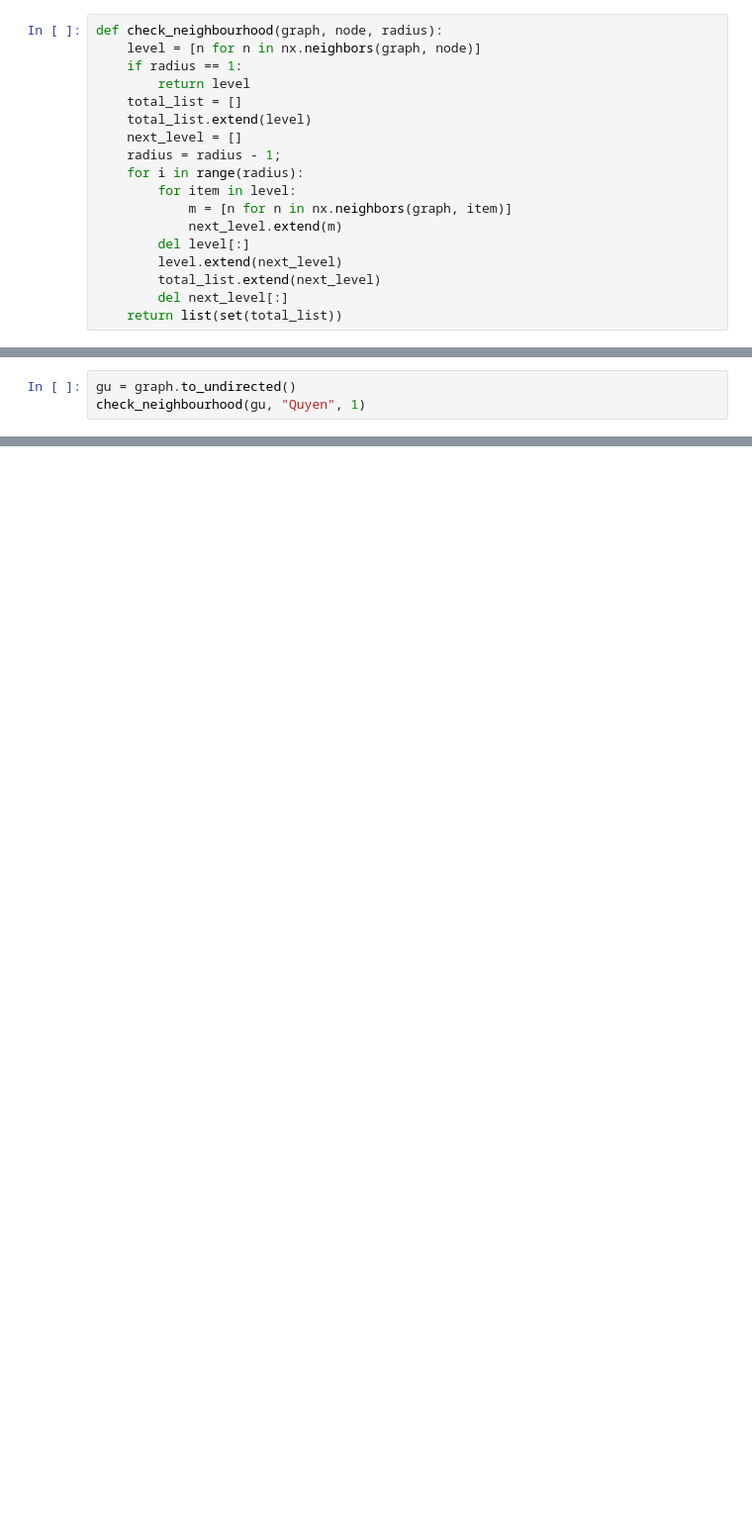
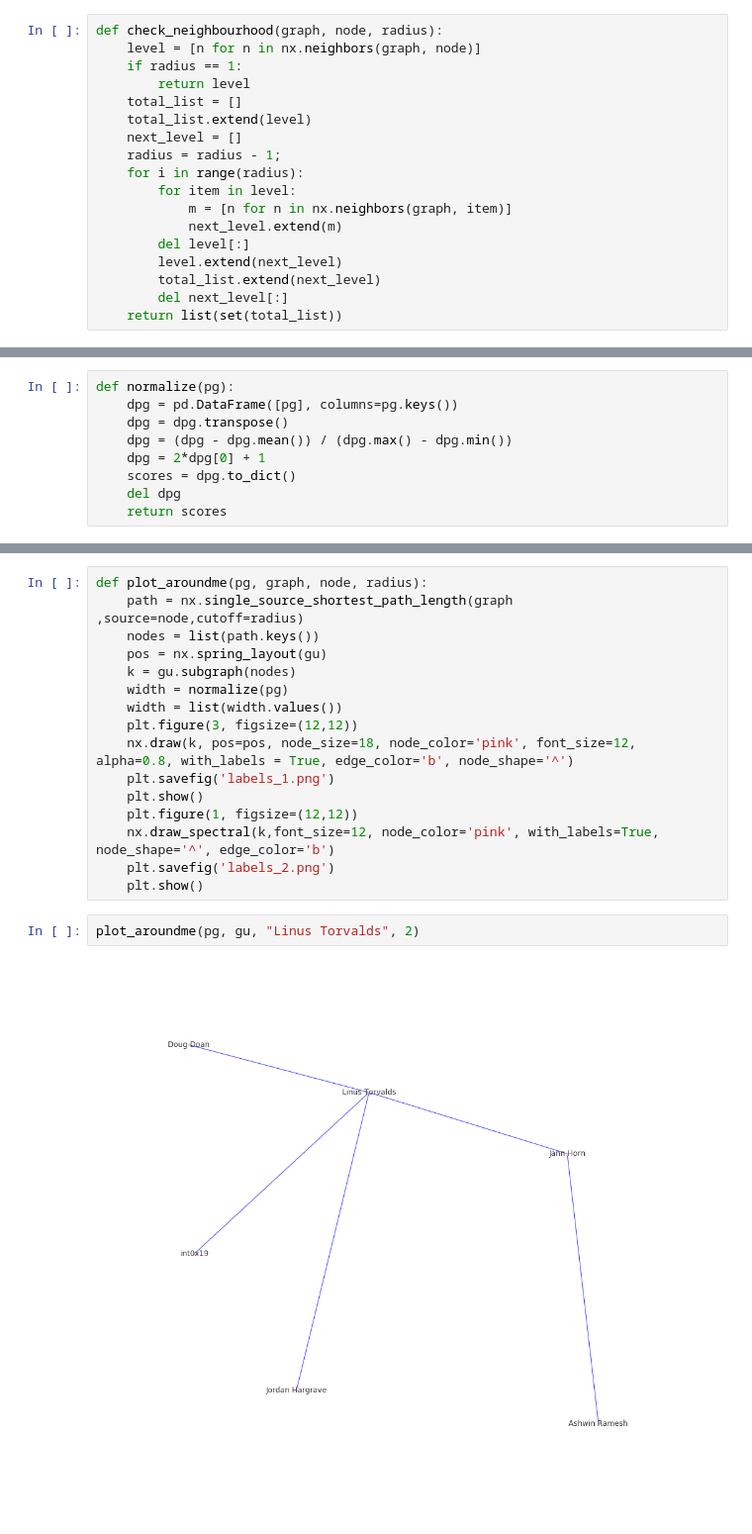
Before and after one commit to Chromares/network_science, a Jupyter notebook: distance.ipynb, the cells around one changed output, grey strips where cells are left out. Shown at 99% size. Drawn from its saved outputs; the diff is of its cells as text; blank space fills up the shorter version.

```diff
--- a/distance.ipynb
+++ b/distance.ipynb
@@ -134,3 +53,0 @@ check_neighbourhood(graph, "curiousNoob", 3)
-# %%
-gu = graph.to_undirected()
-check_neighbourhood(gu, "Quyen", 1)
@@ -164,0 +54,9 @@ def score_neighbours(graph, node, radius):
+# %%
+def normalize(pg):
+    dpg = pd.DataFrame([pg], columns=pg.keys())
+    dpg = dpg.transpose()
+    dpg = (dpg - dpg.mean()) / (dpg.max() - dpg.min())
+    dpg = 2*dpg[0] + 1
+    scores = dpg.to_dict()
+    del dpg
+    return scores
@@ -164,0 +81,20 @@ def score_neighbours(graph, node, radius):
+# %%
+def plot_aroundme(pg, graph, node, radius):
+    path = nx.single_source_shortest_path_length(graph ,source=node,cutoff=radius)
+    nodes = list(path.keys())
+    pos = nx.spring_layout(gu)
+    k = gu.subgraph(nodes)
+    width = normalize(pg)
+    width = list(width.values())
+    plt.figure(3, figsize=(12,12))
+    nx.draw(k, pos=pos, node_size=18, node_color='pink', font_size=12, alpha=0.8, with_labels = True, edge_color='b', node_shape='^')
+    plt.savefig('labels_1.png')
+    plt.show()
+    plt.figure(1, figsize=(12,12))
+    nx.draw_spectral(k,font_size=12, node_color='pink', with_labels=True, node_shape='^', edge_color='b')
+    plt.savefig('labels_2.png')
+    plt.show()
+# %%
+plot_aroundme(pg, gu, "Linus Torvalds", 2)
+# %% [output]
+[figure, added]
```
Also changed, not shown: parts of 27 cells of this notebook.
